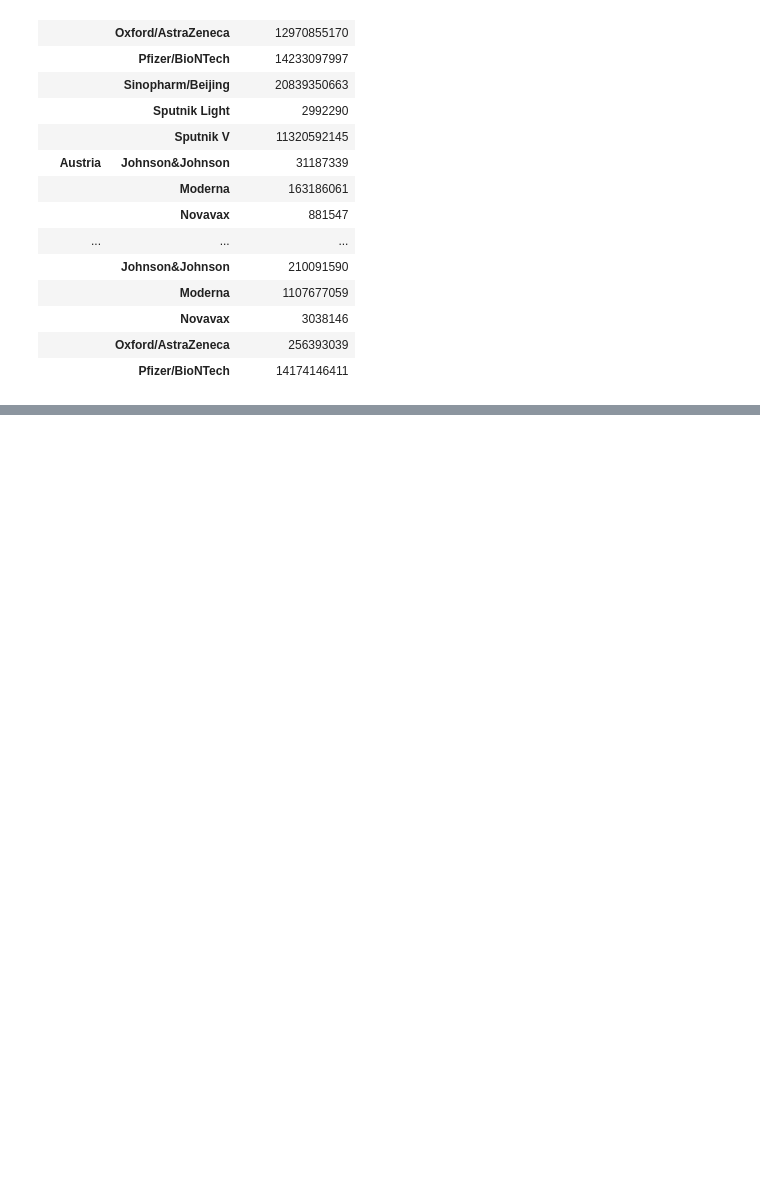
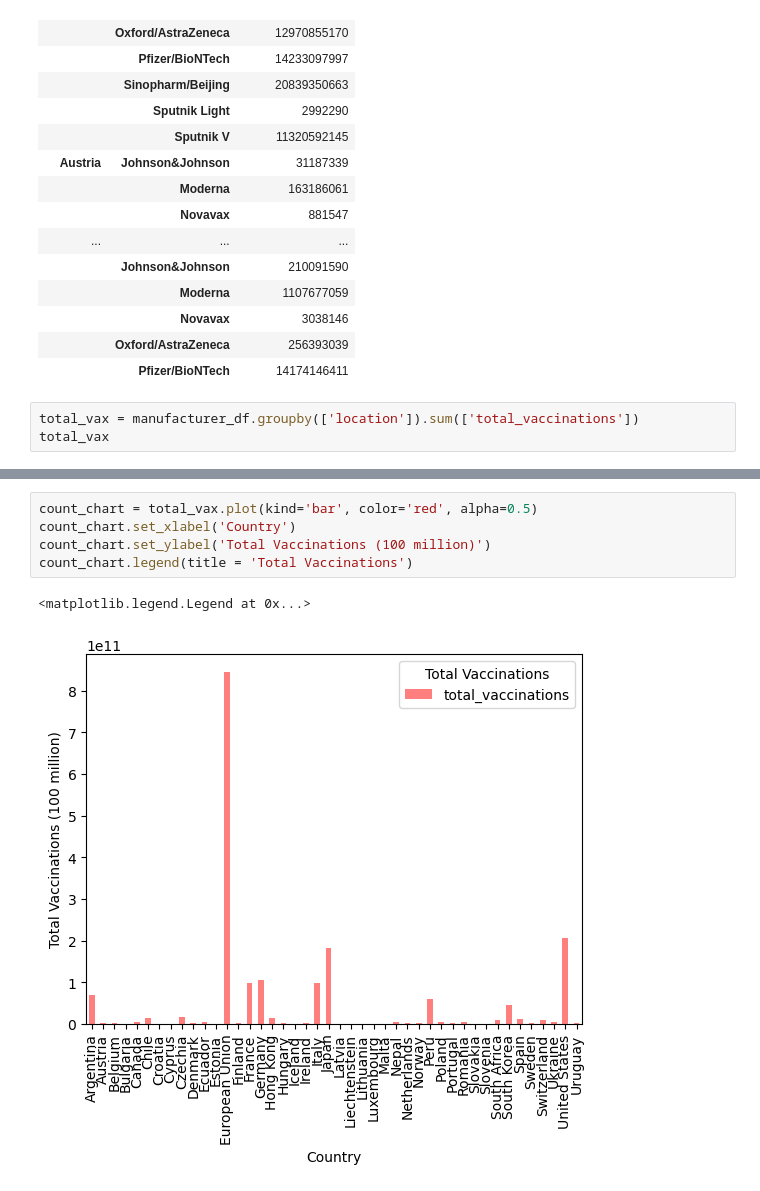
Before and after one commit to gburlew/Project-1, a Jupyter notebook: Notebooks/explore_notebook.ipynb, the cells around one changed output, grey strips where cells are left out. Saved outputs shown, nothing was run; the diff lists cells and outputs as text; blank space fills up the shorter version.

```diff
--- a/Notebooks/explore_notebook.ipynb
+++ b/Notebooks/explore_notebook.ipynb
@@ -88,3 +93,6 @@ manufacturer_df.head(50)
 |  | Novavax | 3038146 |
 |  | Oxford/AstraZeneca | 256393039 |
 |  | Pfizer/BioNTech | 14174146411 |
+# %%
+total_vax = manufacturer_df.groupby(['location']).sum(['total_vaccinations'])
+total_vax
@@ -90,0 +118,8 @@ manufacturer_df.head(50)
+# %%
+count_chart = total_vax.plot(kind='bar', color='red', alpha=0.5)
+count_chart.set_xlabel('Country')
+count_chart.set_ylabel('Total Vaccinations (100 million)')
+count_chart.legend(title = 'Total Vaccinations')
+# %% [output]
+<matplotlib.legend.Legend at 0x...>
+[figure, added]
```
Also changed, not shown: parts of 3 cells of this notebook.
